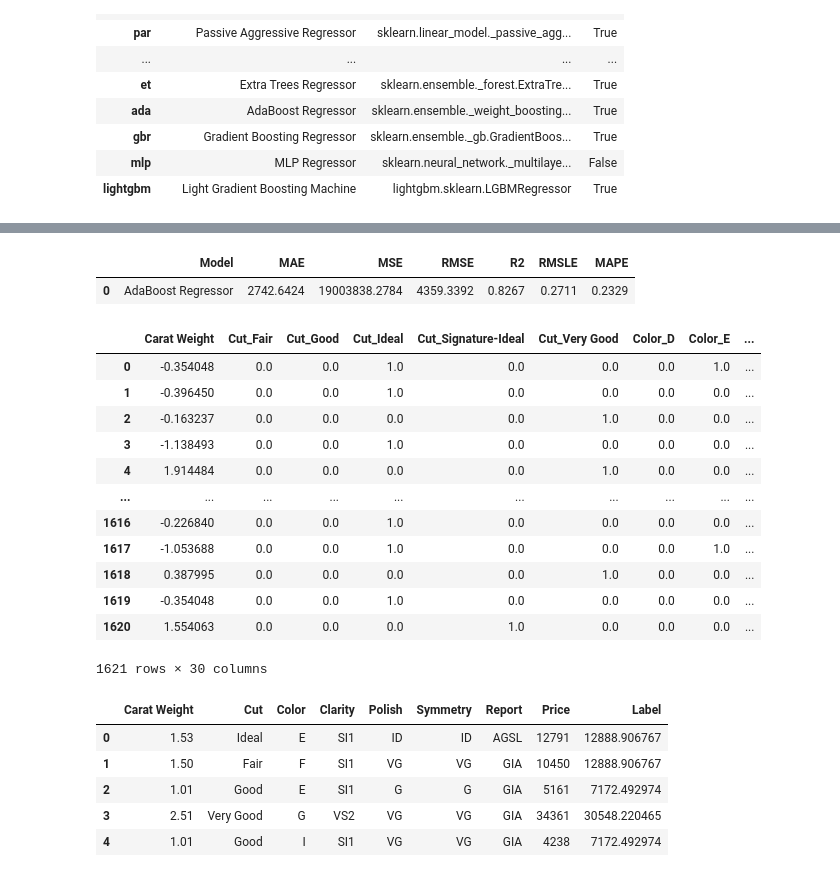
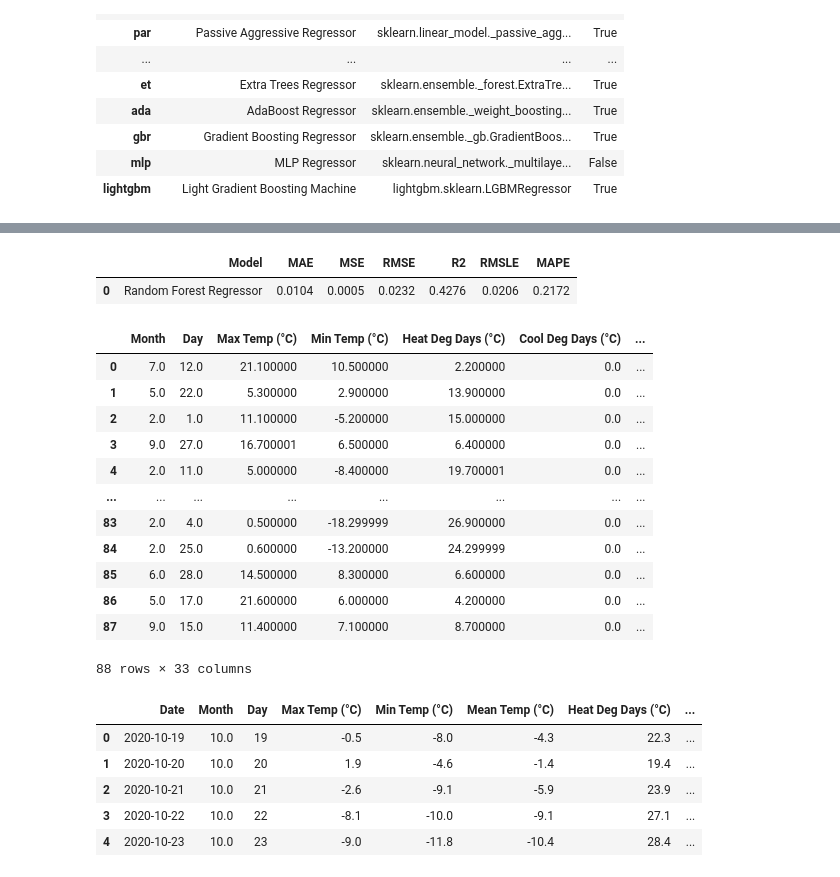
Before and after one commit to Haydenfiege/utility-forecaster, a Jupyter notebook: pycaret_forecast/pycaret_test.ipynb, the cells around one changed output, grey strips where cells are left out. Cells and saved outputs as stored; diff of their text form; code cells hidden in the pictures.

Commit message:
Corrected test/train data

```diff
--- a/pycaret_forecast/pycaret_test.ipynb
+++ b/pycaret_forecast/pycaret_test.ipynb
@@ -172,0 +198,3 @@ AdaBoostRegressor(base_estimator=None, learning_rate=0.05, loss='linear',
+# %%
+rf = create_model('rf')
+print(rf)
@@ -173,20 +250,20 @@ AdaBoostRegressor(base_estimator=None, learning_rate=0.05, loss='linear',
 # %%
-predict_model(tuned_ada)
+predict_model(rf)
 # %% [output]
 |  | Model | MAE | MSE | RMSE | R2 | RMSLE | MAPE |
-| 0 | AdaBoost Regressor | 2742.6424 | 19003838.2784 | 4359.3392 | 0.8267 | 0.2711 | 0.2329 |
+| 0 | Random Forest Regressor | 0.0104 | 0.0005 | 0.0232 | 0.4276 | 0.0206 | 0.2172 |
-|  | Carat Weight | Cut_Fair | Cut_Good | Cut_Ideal | Cut_Signature-Ideal | Cut_Very Good | Color_D | Color_E | ... |
-| 0 | -0.354048 | 0.0 | 0.0 | 1.0 | 0.0 | 0.0 | 0.0 | 1.0 | ... |
-| 1 | -0.396450 | 0.0 | 0.0 | 1.0 | 0.0 | 0.0 | 0.0 | 0.0 | ... |
-| 2 | -0.163237 | 0.0 | 0.0 | 0.0 | 0.0 | 1.0 | 0.0 | 0.0 | ... |
-| 3 | -1.138493 | 0.0 | 0.0 | 1.0 | 0.0 | 0.0 | 0.0 | 0.0 | ... |
-| 4 | 1.914484 | 0.0 | 0.0 | 0.0 | 0.0 | 1.0 | 0.0 | 0.0 | ... |
-| ... | ... | ... | ... | ... | ... | ... | ... | ... | ... |
-| 1616 | -0.226840 | 0.0 | 0.0 | 1.0 | 0.0 | 0.0 | 0.0 | 0.0 | ... |
-| 1617 | -1.053688 | 0.0 | 0.0 | 1.0 | 0.0 | 0.0 | 0.0 | 1.0 | ... |
-| 1618 | 0.387995 | 0.0 | 0.0 | 0.0 | 0.0 | 1.0 | 0.0 | 0.0 | ... |
-| 1619 | -0.354048 | 0.0 | 0.0 | 1.0 | 0.0 | 0.0 | 0.0 | 0.0 | ... |
-| 1620 | 1.554063 | 0.0 | 0.0 | 0.0 | 1.0 | 0.0 | 0.0 | 0.0 | ... |
+|  | Month | Day | Max Temp (°C) | Min Temp (°C) | Heat Deg Days (°C) | Cool Deg Days (°C) | ... |
+| 0 | 7.0 | 12.0 | 21.100000 | 10.500000 | 2.200000 | 0.0 | ... |
+| 1 | 5.0 | 22.0 | 5.300000 | 2.900000 | 13.900000 | 0.0 | ... |
+| 2 | 2.0 | 1.0 | 11.100000 | -5.200000 | 15.000000 | 0.0 | ... |
+| 3 | 9.0 | 27.0 | 16.700001 | 6.500000 | 6.400000 | 0.0 | ... |
+| 4 | 2.0 | 11.0 | 5.000000 | -8.400000 | 19.700001 | 0.0 | ... |
+| ... | ... | ... | ... | ... | ... | ... | ... |
+| 83 | 2.0 | 4.0 | 0.500000 | -18.299999 | 26.900000 | 0.0 | ... |
+| 84 | 2.0 | 25.0 | 0.600000 | -13.200000 | 24.299999 | 0.0 | ... |
+| 85 | 6.0 | 28.0 | 14.500000 | 8.300000 | 6.600000 | 0.0 | ... |
+| 86 | 5.0 | 17.0 | 21.600000 | 6.000000 | 4.200000 | 0.0 | ... |
+| 87 | 9.0 | 15.0 | 11.400000 | 7.100000 | 8.700000 | 0.0 | ... |
-1621 rows × 30 columns
+88 rows × 33 columns
 # %%
 
@@ -194,10 +271,10 @@ final_ada = finalize_model(tuned_ada)
 # %%
-unseen_predictions = predict_model(final_ada, data=data_unseen)
+unseen_predictions = predict_model(final_rf, data=data_unseen)
 unseen_predictions.head()
 # %% [output]
-|  | Carat Weight | Cut | Color | Clarity | Polish | Symmetry | Report | Price | Label |
-| 0 | 1.53 | Ideal | E | SI1 | ID | ID | AGSL | 12791 | 12888.906767 |
-| 1 | 1.50 | Fair | F | SI1 | VG | VG | GIA | 10450 | 12888.906767 |
-| 2 | 1.01 | Good | E | SI1 | G | G | GIA | 5161 | 7172.492974 |
-| 3 | 2.51 | Very Good | G | VS2 | VG | VG | GIA | 34361 | 30548.220465 |
-| 4 | 1.01 | Good | I | SI1 | VG | VG | GIA | 4238 | 7172.492974 |
+|  | Date | Month | Day | Max Temp (°C) | Min Temp (°C) | Mean Temp (°C) | Heat Deg Days (°C) | ... |
+| 0 | 2020-10-19 | 10.0 | 19 | -0.5 | -8.0 | -4.3 | 22.3 | ... |
+| 1 | 2020-10-20 | 10.0 | 20 | 1.9 | -4.6 | -1.4 | 19.4 | ... |
+| 2 | 2020-10-21 | 10.0 | 21 | -2.6 | -9.1 | -5.9 | 23.9 | ... |
+| 3 | 2020-10-22 | 10.0 | 22 | -8.1 | -10.0 | -9.1 | 27.1 | ... |
+| 4 | 2020-10-23 | 10.0 | 23 | -9.0 | -11.8 | -10.4 | 28.4 | ... |
```
Also changed, not shown: parts of 37 cells of this notebook.
